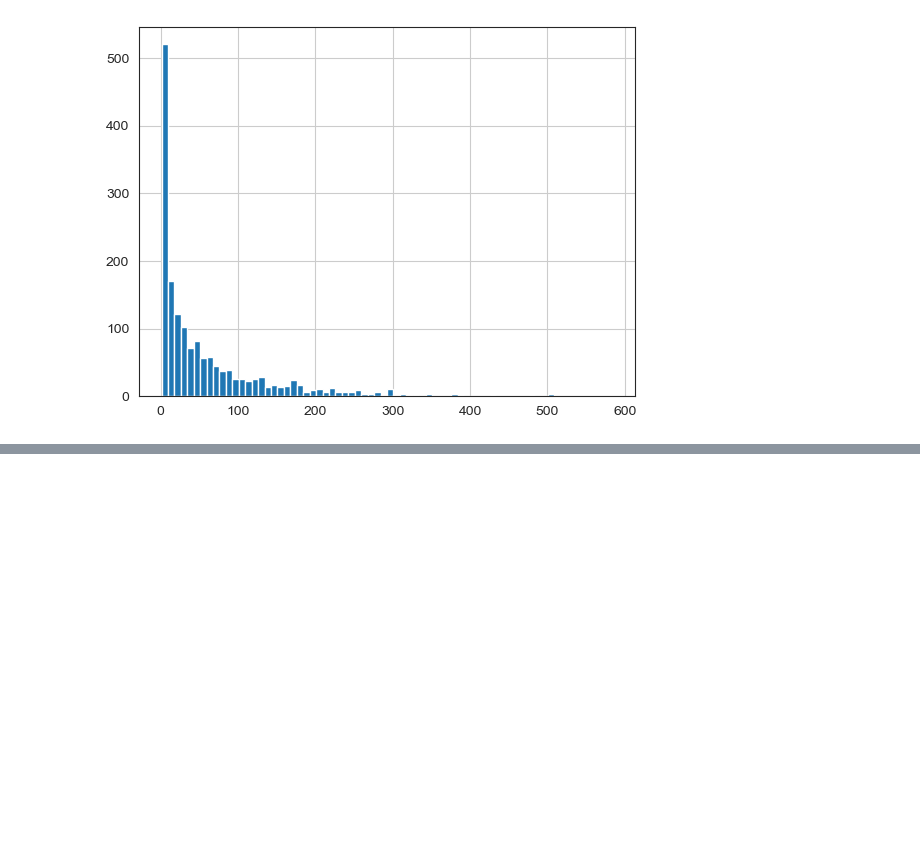
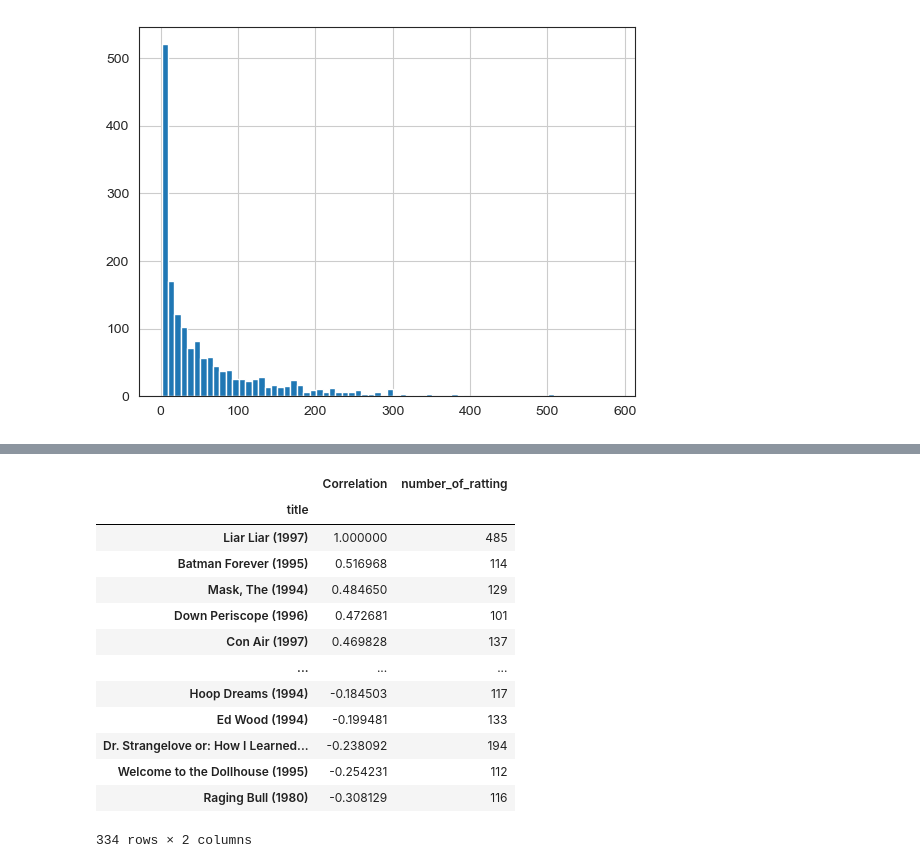
Before and after one commit to AshikurIST/Recommender-system-, a Jupyter notebook: Recommender System .ipynb, the cells around one changed output, grey strips where cells are left out. Drawn from its saved outputs; the diff is of its cells as text; code cells hidden in the pictures; blank space fills up the shorter version.

```diff
--- a/Recommender System .ipynb
+++ b/Recommender System .ipynb
@@ -212,0 +261,21 @@ corr_starwar.sort_values('Correlation',ascending=False).head(10)
+# %%
+corr_liarliar.dropna(inplace=True)
+# %%
+corr_liarliar=corr_liarliar.join(rattings['number_of_ratting'])
+# %%
+corr_liarliar[corr_liarliar['number_of_ratting']>100].sort_values('Correlation',ascending=False)
+# %% [output]
+|  | Correlation | number_of_ratting |
+| title |  |  |
+| Liar Liar (1997) | 1.000000 | 485 |
+| Batman Forever (1995) | 0.516968 | 114 |
+| Mask, The (1994) | 0.484650 | 129 |
+| Down Periscope (1996) | 0.472681 | 101 |
+| Con Air (1997) | 0.469828 | 137 |
+| ... | ... | ... |
+| Hoop Dreams (1994) | -0.184503 | 117 |
+| Ed Wood (1994) | -0.199481 | 133 |
+| Dr. Strangelove or: How I Learned... | -0.238092 | 194 |
+| Welcome to the Dollhouse (1995) | -0.254231 | 112 |
+| Raging Bull (1980) | -0.308129 | 116 |
+334 rows × 2 columns
```
Also changed, not shown: parts of 31 cells of this notebook.
